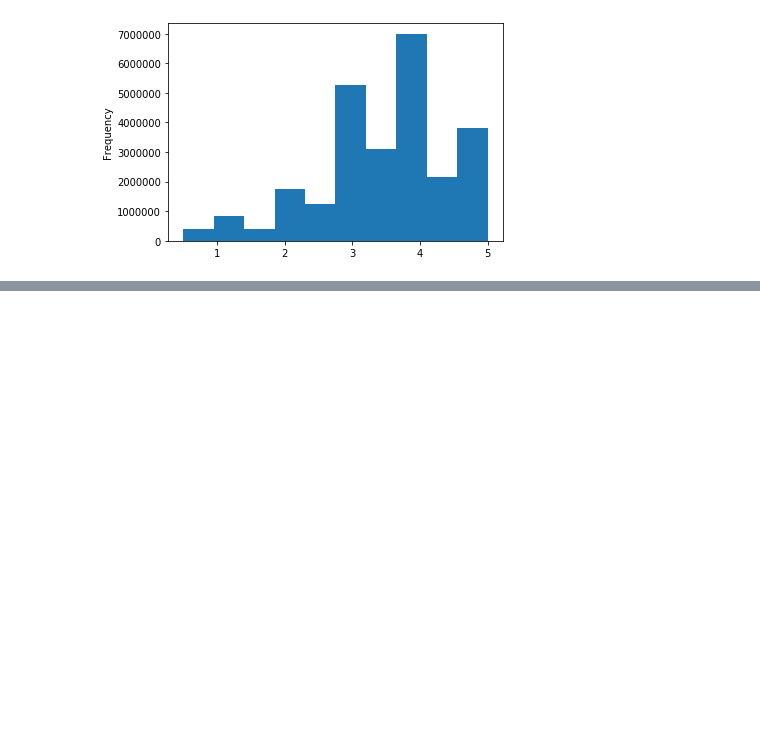
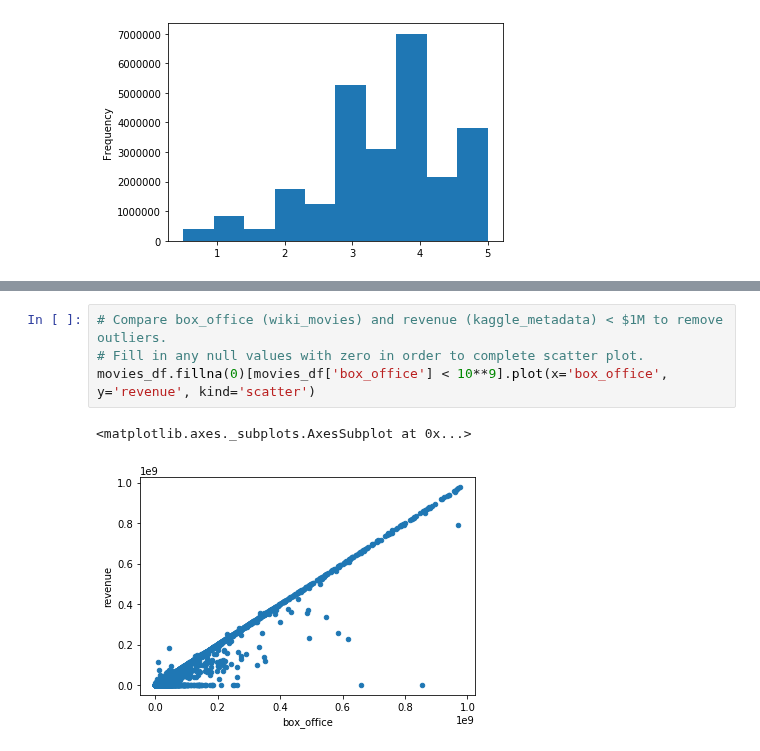
Before and after one commit to Al-Huneidi/Movies_ETL, a Jupyter notebook: Movies.ipynb, the cells around one changed output, grey strips where cells are left out. Drawn from its saved outputs; the diff is of its cells as text; blank space fills up the shorter version.

```diff
--- a/Movies.ipynb
+++ b/Movies.ipynb
@@ -843,0 +912,7 @@ Name: rating, dtype: float64
+# %%
+# Compare box_office (wiki_movies) and revenue (kaggle_metadata) < $1M to remove outliers.
+# Fill in any null values with zero in order to complete scatter plot.
+movies_df.fillna(0)[movies_df['box_office'] < 10**9].plot(x='box_office', y='revenue', kind='scatter')
+# %% [output]
+<matplotlib.axes._subplots.AxesSubplot at 0x...>
+[figure, added]
```
Also changed, not shown: parts of 25 cells of this notebook.
